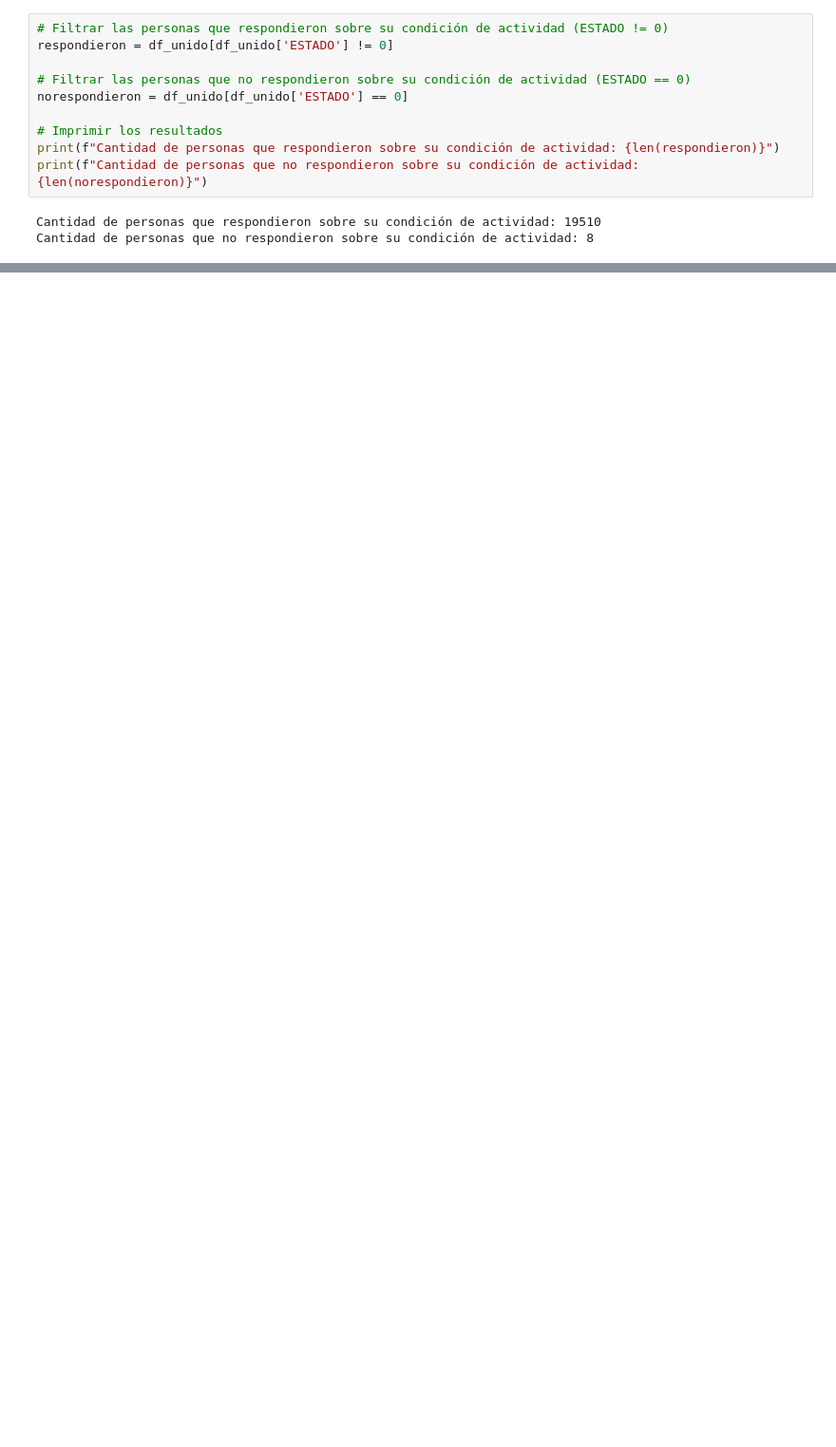
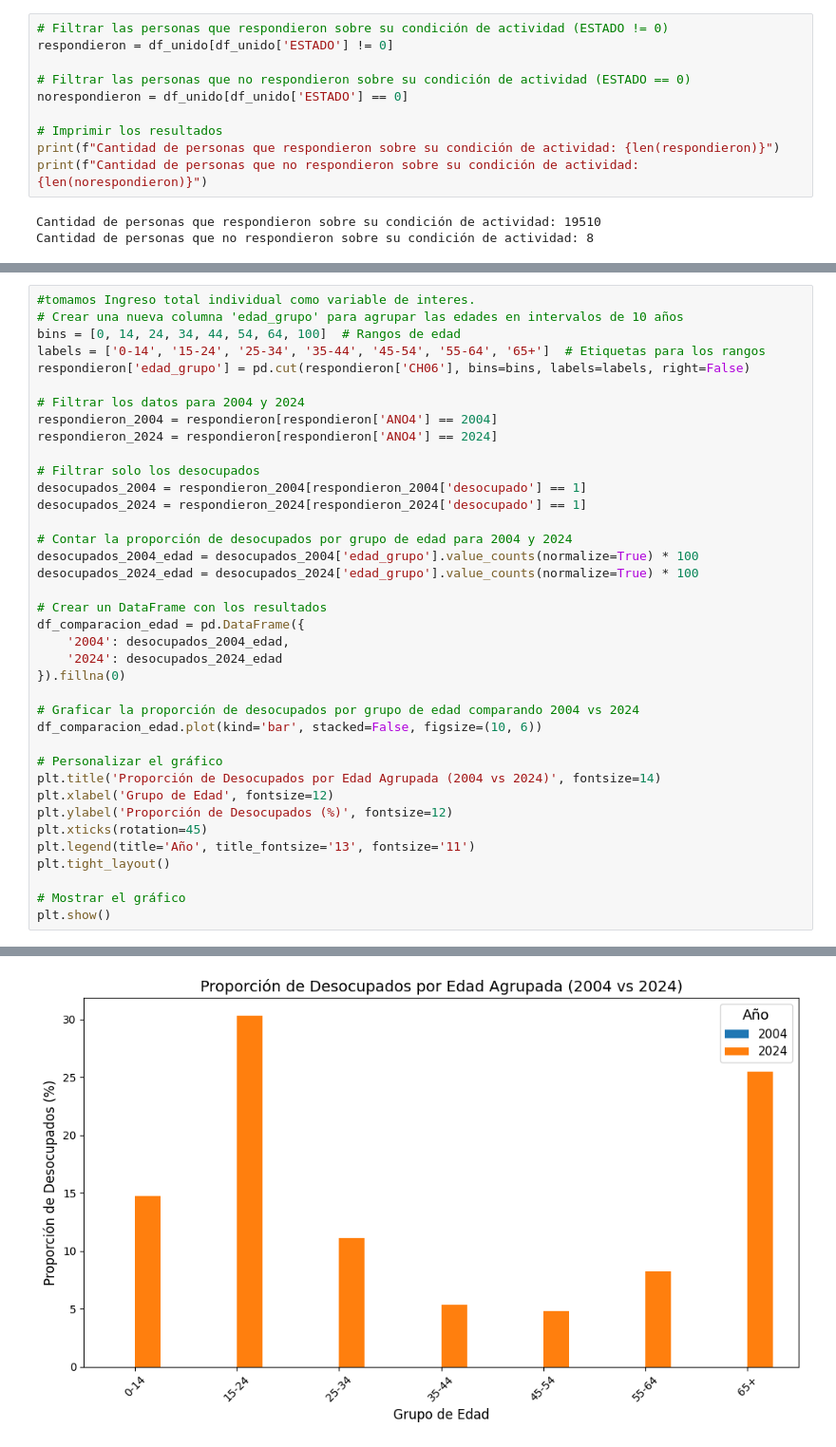
Before and after one commit to MatiasCostanzo2726/BigDataUBA-Grupo9, a Jupyter notebook: TP2/Untitled.ipynb, the cells around one changed output, grey strips where cells are left out. Shown at 95% size. Saved outputs shown, nothing was run; the diff lists cells and outputs as text; blank space fills up the shorter version.

```diff
--- a/TP2/Untitled.ipynb
+++ b/TP2/Untitled.ipynb
@@ -315,0 +442,39 @@ Cantidad de personas que no respondieron sobre su condición de actividad: 8
+# %%
+#tomamos Ingreso total individual como variable de interes.
+# Crear una nueva columna 'edad_grupo' para agrupar las edades en intervalos de 10 años
+bins = [0, 14, 24, 34, 44, 54, 64, 100]  # Rangos de edad
+labels = ['0-14', '15-24', '25-34', '35-44', '45-54', '55-64', '65+']  # Etiquetas para los rangos
+respondieron['edad_grupo'] = pd.cut(respondieron['CH06'], bins=bins, labels=labels, right=False)
+
+# Filtrar los datos para 2004 y 2024
+respondieron_2004 = respondieron[respondieron['ANO4'] == 2004]
+respondieron_2024 = respondieron[respondieron['ANO4'] == 2024]
+
+# Filtrar solo los desocupados
+desocupados_2004 = respondieron_2004[respondieron_2004['desocupado'] == 1]
+desocupados_2024 = respondieron_2024[respondieron_2024['desocupado'] == 1]
+
+# Contar la proporción de desocupados por grupo de edad para 2004 y 2024
+desocupados_2004_edad = desocupados_2004['edad_grupo'].value_counts(normalize=True) * 100
+desocupados_2024_edad = desocupados_2024['edad_grupo'].value_counts(normalize=True) * 100
+
+# Crear un DataFrame con los resultados
+df_comparacion_edad = pd.DataFrame({
+    '2004': desocupados_2004_edad,
+    '2024': desocupados_2024_edad
+}).fillna(0)
+
+# Graficar la proporción de desocupados por grupo de edad comparando 2004 vs 2024
+df_comparacion_edad.plot(kind='bar', stacked=False, figsize=(10, 6))
+
+# Personalizar el gráfico
+plt.title('Proporción de Desocupados por Edad Agrupada (2004 vs 2024)', fontsize=14)
+plt.xlabel('Grupo de Edad', fontsize=12)
+plt.ylabel('Proporción de Desocupados (%)', fontsize=12)
+plt.xticks(rotation=45)
+plt.legend(title='Año', title_fontsize='13', fontsize='11')
+plt.tight_layout()
+
+# Mostrar el gráfico
+plt.show()
+# %% [output]
@@ -315,0 +486 @@ Cantidad de personas que no respondieron sobre su condición de actividad: 8
+[figure, added]
```
Also changed, not shown: parts of 7 cells of this notebook.
